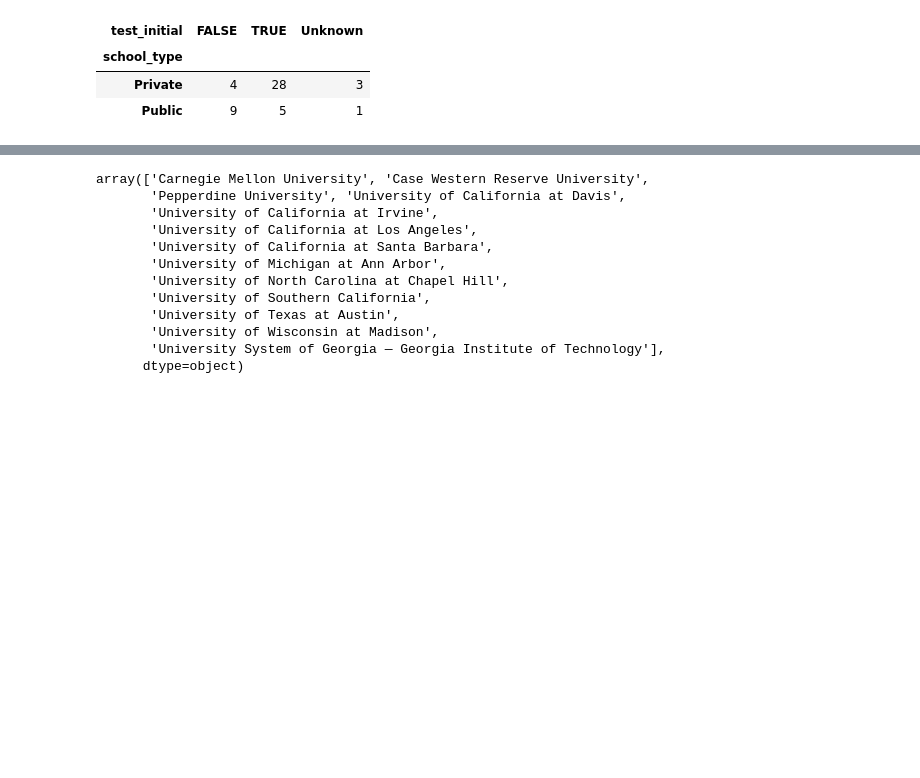
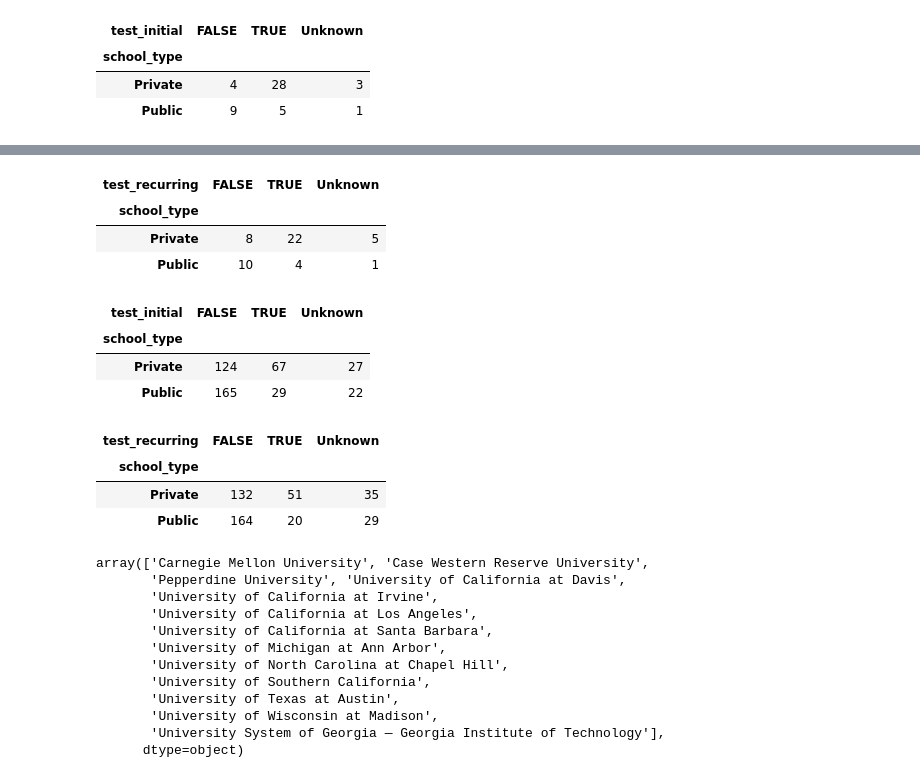
Before and after one commit to pachterlab/BTRBP_2020, a Jupyter notebook: notebooks/basic_stats.ipynb, the cells around one changed output, grey strips where cells are left out. Saved outputs shown, nothing was run; the diff lists cells and outputs as text; code cells hidden in the pictures; blank space fills up the shorter version.

```diff
--- a/notebooks/basic_stats.ipynb
+++ b/notebooks/basic_stats.ipynb
@@ -384,3 +491,24 @@ top_uni.query("school_type=='Private' and test_initial=='FALSE'")
+# %%
+top_uni.groupby(["school_type", "test_recurring"]).size().unstack(fill_value=0)
+# %% [output]
+| test_recurring | FALSE | TRUE | Unknown |
+| school_type |  |  |  |
+| Private | 8 | 22 | 5 |
+| Public | 10 | 4 | 1 |
+# %%
+df[~df.institution.isin(top_uni.institution.values)].groupby(["school_type", "test_initial"]).size().unstack(fill_value=0)
+# %% [output]
+| test_initial | FALSE | TRUE | Unknown |
+| school_type |  |  |  |
+| Private | 124 | 67 | 27 |
+| Public | 165 | 29 | 22 |
+# %%
+df[~df.institution.isin(top_uni.institution.values)].groupby(["school_type", "test_recurring"]).size().unstack(fill_value=0)
+# %% [output]
+| test_recurring | FALSE | TRUE | Unknown |
+| school_type |  |  |  |
+| Private | 132 | 51 | 35 |
+| Public | 164 | 20 | 29 |
 # %%
 top_uni.query("test_initial=='FALSE'").institution.values
 # %% [output]
```
Also changed, not shown: parts of 12 cells of this notebook.
